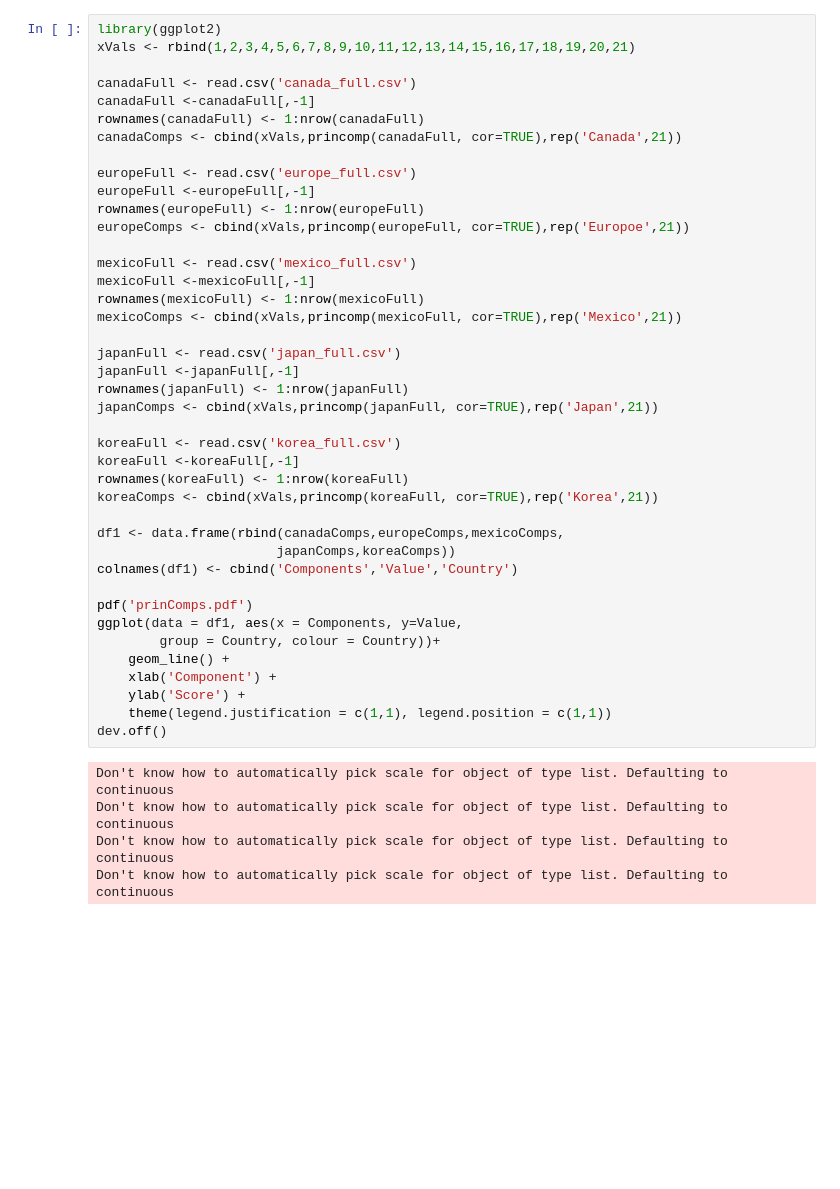
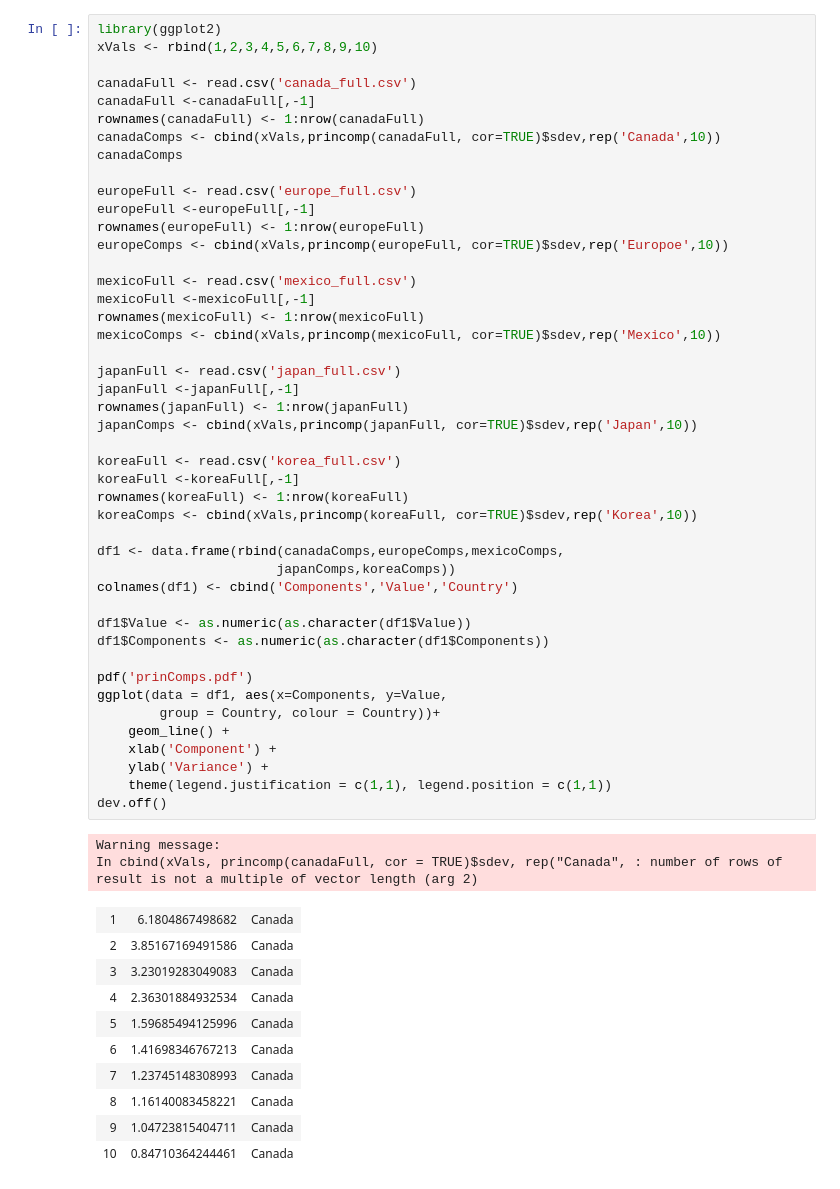
Before and after one commit to MthwRobinson/ML-Ex-Rates, a Jupyter notebook: Results/principal_components.ipynb, the cells around one changed output. Drawn from its saved outputs; the diff is of its cells as text; blank space fills up the shorter version.

```diff
--- a/Results/principal_components.ipynb
+++ b/Results/principal_components.ipynb
@@ -46,47 +41,59 @@ principal_components("korea")
 [figure]
 # %%
 library(ggplot2)
-xVals <- rbind(1,2,3,4,5,6,7,8,9,10,11,12,13,14,15,16,17,18,19,20,21)
+xVals <- rbind(1,2,3,4,5,6,7,8,9,10)
 
 canadaFull <- read.csv('canada_full.csv')
 canadaFull <-canadaFull[,-1]
 rownames(canadaFull) <- 1:nrow(canadaFull)
-canadaComps <- cbind(xVals,princomp(canadaFull, cor=TRUE),rep('Canada',21))
+canadaComps <- cbind(xVals,princomp(canadaFull, cor=TRUE)$sdev,rep('Canada',10))
+canadaComps
 
 europeFull <- read.csv('europe_full.csv')
 europeFull <-europeFull[,-1]
 rownames(europeFull) <- 1:nrow(europeFull)
-europeComps <- cbind(xVals,princomp(europeFull, cor=TRUE),rep('Europoe',21))
+europeComps <- cbind(xVals,princomp(europeFull, cor=TRUE)$sdev,rep('Europoe',10))
 
 mexicoFull <- read.csv('mexico_full.csv')
 mexicoFull <-mexicoFull[,-1]
 rownames(mexicoFull) <- 1:nrow(mexicoFull)
-mexicoComps <- cbind(xVals,princomp(mexicoFull, cor=TRUE),rep('Mexico',21))
+mexicoComps <- cbind(xVals,princomp(mexicoFull, cor=TRUE)$sdev,rep('Mexico',10))
 
 japanFull <- read.csv('japan_full.csv')
 japanFull <-japanFull[,-1]
 rownames(japanFull) <- 1:nrow(japanFull)
-japanComps <- cbind(xVals,princomp(japanFull, cor=TRUE),rep('Japan',21))
+japanComps <- cbind(xVals,princomp(japanFull, cor=TRUE)$sdev,rep('Japan',10))
 
 koreaFull <- read.csv('korea_full.csv')
 koreaFull <-koreaFull[,-1]
 rownames(koreaFull) <- 1:nrow(koreaFull)
-koreaComps <- cbind(xVals,princomp(koreaFull, cor=TRUE),rep('Korea',21))
+koreaComps <- cbind(xVals,princomp(koreaFull, cor=TRUE)$sdev,rep('Korea',10))
 
 df1 <- data.frame(rbind(canadaComps,europeComps,mexicoComps,
                        japanComps,koreaComps))
 colnames(df1) <- cbind('Components','Value','Country')
 
+df1$Value <- as.numeric(as.character(df1$Value))
+df1$Components <- as.numeric(as.character(df1$Components))
+
 pdf('prinComps.pdf')
-ggplot(data = df1, aes(x = Components, y=Value,
+ggplot(data = df1, aes(x=Components, y=Value,
         group = Country, colour = Country))+
     geom_line() +
     xlab('Component') +
-    ylab('Score') +
+    ylab('Variance') +
     theme(legend.justification = c(1,1), legend.position = c(1,1))
 dev.off()
 # %% [output]
-Don't know how to automatically pick scale for object of type list. Defaulting to continuous
-Don't know how to automatically pick scale for object of type list. Defaulting to continuous
-Don't know how to automatically pick scale for object of type list. Defaulting to continuous
-Don't know how to automatically pick scale for object of type list. Defaulting to continuous
+Warning message:
+In cbind(xVals, princomp(canadaFull, cor = TRUE)$sdev, rep("Canada", : number of rows of result is not a multiple of vector length (arg 2)
+| 1 | 6.1804867498682 | Canada |
+| 2 | 3.85167169491586 | Canada |
+| 3 | 3.23019283049083 | Canada |
+| 4 | 2.36301884932534 | Canada |
+| 5 | 1.59685494125996 | Canada |
+| 6 | 1.41698346767213 | Canada |
+| 7 | 1.23745148308993 | Canada |
+| 8 | 1.16140083458221 | Canada |
+| 9 | 1.04723815404711 | Canada |
+| 10 | 0.84710364244461 | Canada |
```
Also changed, not shown: parts of 2 cells of this notebook, 1 other file.
